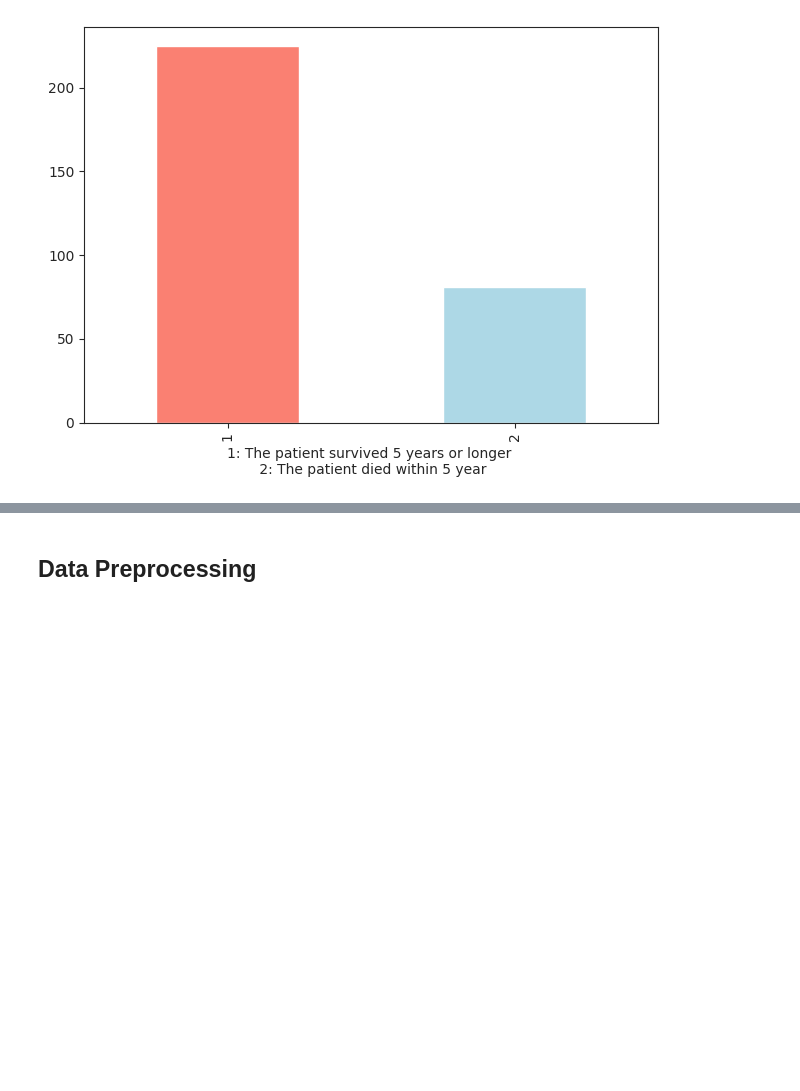
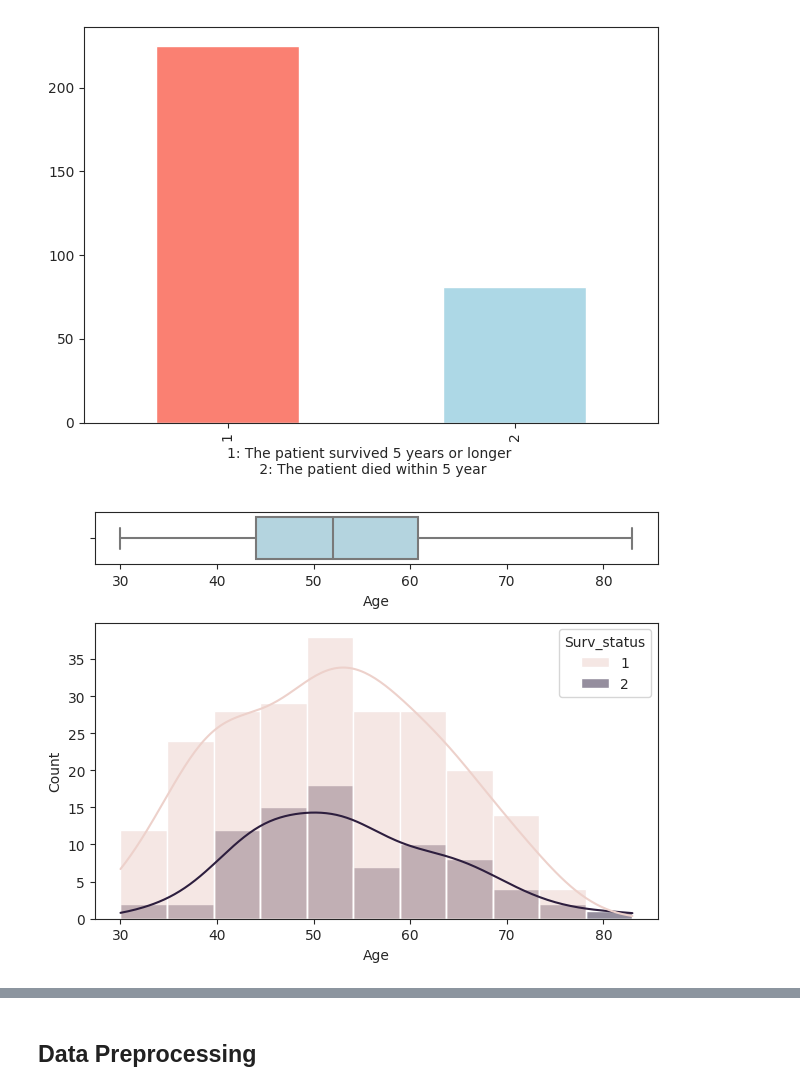
Before and after one commit to muscak/Haberman-Breast-Cancer-Survival-Prediction, a Jupyter notebook: Haberman-Breast-Cancer-Prediction-DNN.ipynb, the cells around one changed output, grey strips where cells are left out. Cells and saved outputs as stored; diff of their text form; code cells hidden in the pictures; blank space fills up the shorter version.

```diff
--- a/Haberman-Breast-Cancer-Prediction-DNN.ipynb
+++ b/Haberman-Breast-Cancer-Prediction-DNN.ipynb
@@ -117,3 +117,16 @@ plt.tight_layout()
 plt.show()
 # %% [output]
 [figure]
+# %%
+def plot_dist(feature):
+  fig, (ax_box, ax_hist) = plt.subplots(2, sharex=False, gridspec_kw={'height_ratios':(0.15, 0.85)})
+
+  sb.boxplot(data=df, x=feature, color='lightblue', ax=ax_box)
+  sb.histplot(data=df, x=feature, ax=ax_hist, kde=True, hue='Surv_status')
+
+  plt.tight_layout()
+  plt.show()
+# %%
+plot_dist('Age')
+# %% [output]
+[figure, added]
```
Also changed, not shown: parts of 7 cells of this notebook.
